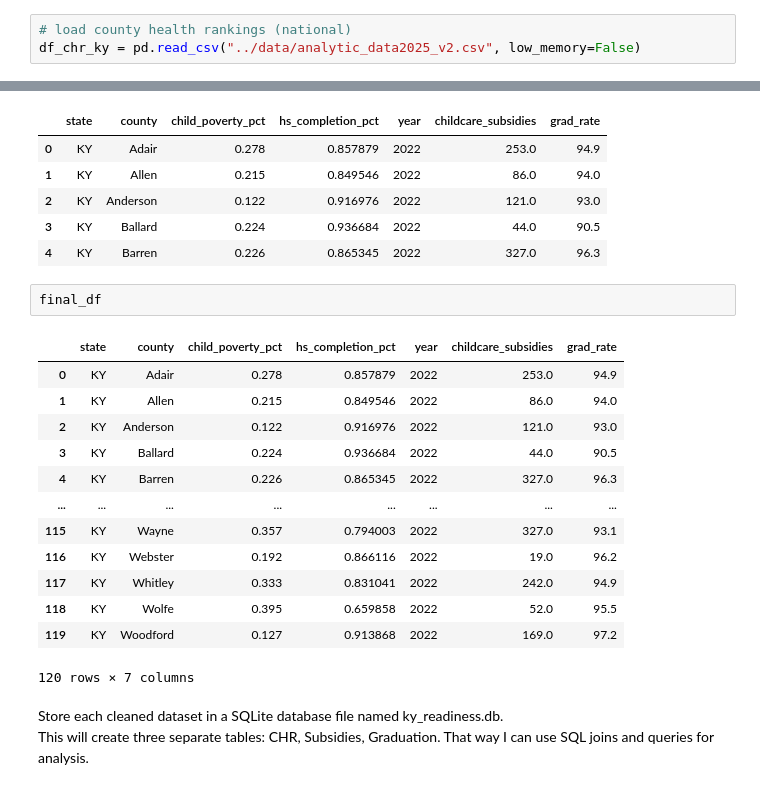
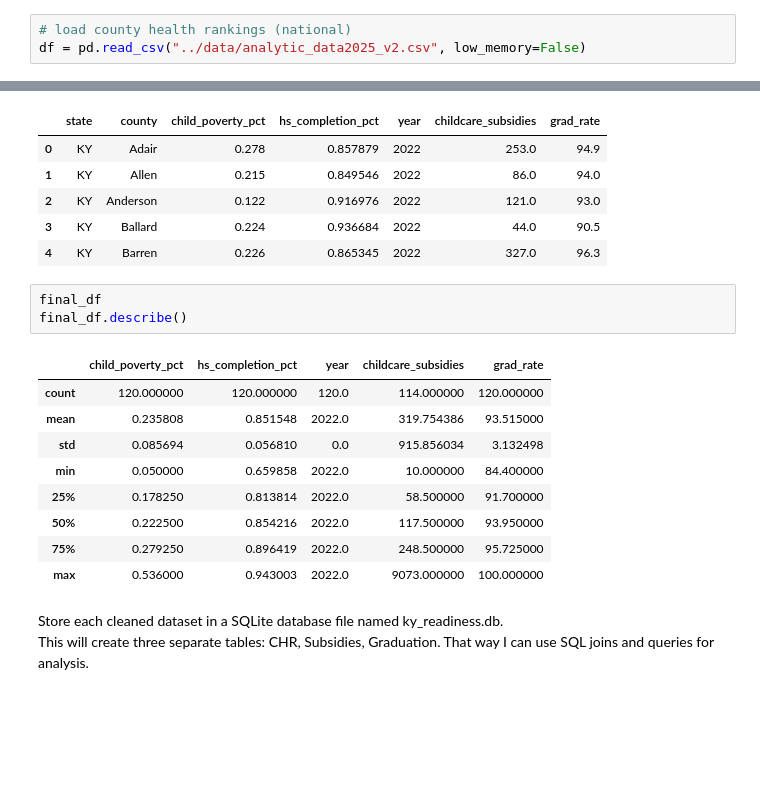
Before and after one commit to KCrowe03/KY-Kindergarten-Readiness, a Jupyter notebook: notebooks/analysis.ipynb, the cells around one changed output, grey strips where cells are left out. Drawn from its saved outputs; the diff is of its cells as text; blank space fills up the shorter version.

```diff
--- a/notebooks/analysis.ipynb
+++ b/notebooks/analysis.ipynb
@@ -10,7 +13,7 @@ import sqlite3
 Load the County Health Rankings dataset from the national CSV file.
 # %%
 # load county health rankings (national)
-df_chr_ky = pd.read_csv("../data/analytic_data2025_v2.csv", low_memory=False)
+df = pd.read_csv("../data/analytic_data2025_v2.csv", low_memory=False)
 # %% [markdown]
 Keep only rows where the state abbreviation is KY.
 # %%
@@ -195,20 +198,17 @@ Final dataset shape: (120, 7)
 | 4 | KY | Barren | 0.226 | 0.865345 | 2022 | 327.0 | 96.3 |
 # %%
 final_df
+final_df.describe()
 # %% [output]
-|  | state | county | child_poverty_pct | hs_completion_pct | year | childcare_subsidies | grad_rate |
-| 0 | KY | Adair | 0.278 | 0.857879 | 2022 | 253.0 | 94.9 |
-| 1 | KY | Allen | 0.215 | 0.849546 | 2022 | 86.0 | 94.0 |
-| 2 | KY | Anderson | 0.122 | 0.916976 | 2022 | 121.0 | 93.0 |
-| 3 | KY | Ballard | 0.224 | 0.936684 | 2022 | 44.0 | 90.5 |
-| 4 | KY | Barren | 0.226 | 0.865345 | 2022 | 327.0 | 96.3 |
-| ... | ... | ... | ... | ... | ... | ... | ... |
-| 115 | KY | Wayne | 0.357 | 0.794003 | 2022 | 327.0 | 93.1 |
-| 116 | KY | Webster | 0.192 | 0.866116 | 2022 | 19.0 | 96.2 |
-| 117 | KY | Whitley | 0.333 | 0.831041 | 2022 | 242.0 | 94.9 |
-| 118 | KY | Wolfe | 0.395 | 0.659858 | 2022 | 52.0 | 95.5 |
-| 119 | KY | Woodford | 0.127 | 0.913868 | 2022 | 169.0 | 97.2 |
+|  | child_poverty_pct | hs_completion_pct | year | childcare_subsidies | grad_rate |
+| count | 120.000000 | 120.000000 | 120.0 | 114.000000 | 120.000000 |
+| mean | 0.235808 | 0.851548 | 2022.0 | 319.754386 | 93.515000 |
+| std | 0.085694 | 0.056810 | 0.0 | 915.856034 | 3.132498 |
+| min | 0.050000 | 0.659858 | 2022.0 | 10.000000 | 84.400000 |
+| 25% | 0.178250 | 0.813814 | 2022.0 | 58.500000 | 91.700000 |
+| 50% | 0.222500 | 0.854216 | 2022.0 | 117.500000 | 93.950000 |
+| 75% | 0.279250 | 0.896419 | 2022.0 | 248.500000 | 95.725000 |
+| max | 0.536000 | 0.943003 | 2022.0 | 9073.000000 | 100.000000 |
-120 rows × 7 columns
 # %% [markdown]
 
 Store each cleaned dataset in a SQLite database file named ky_readiness.db.
```
Also changed, not shown: parts of 7 cells of this notebook, 1 other file.
